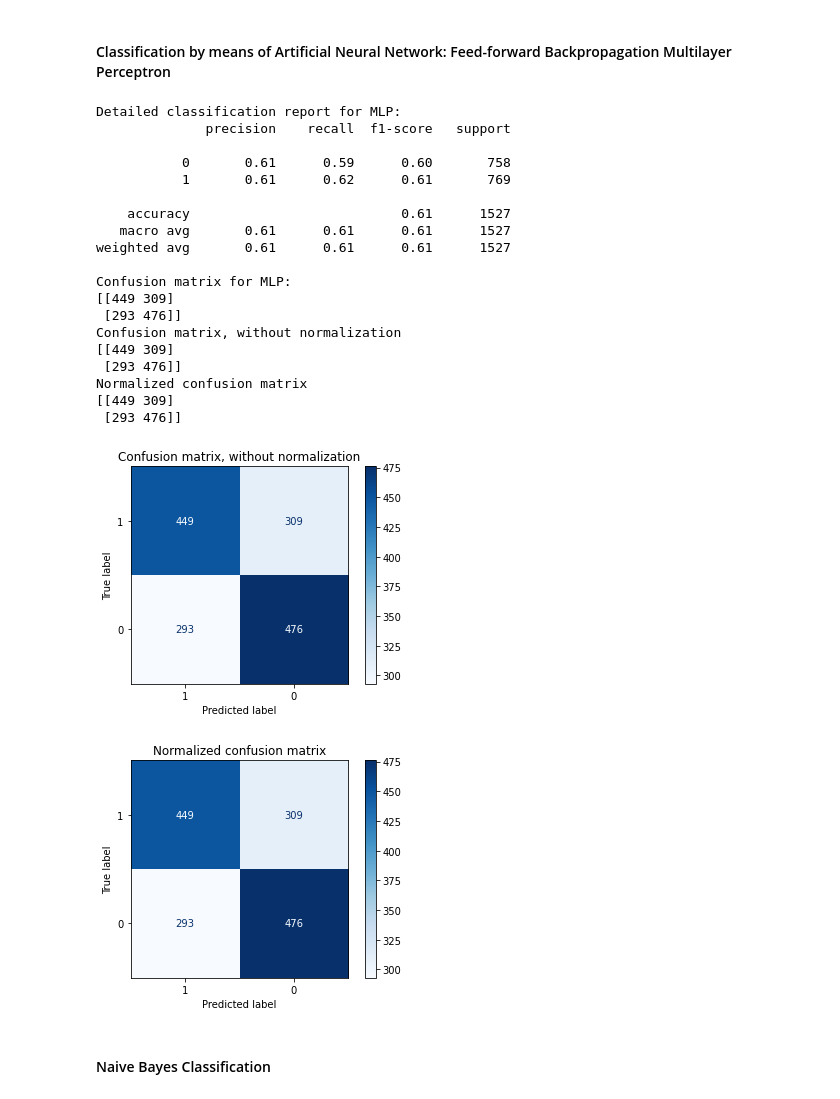
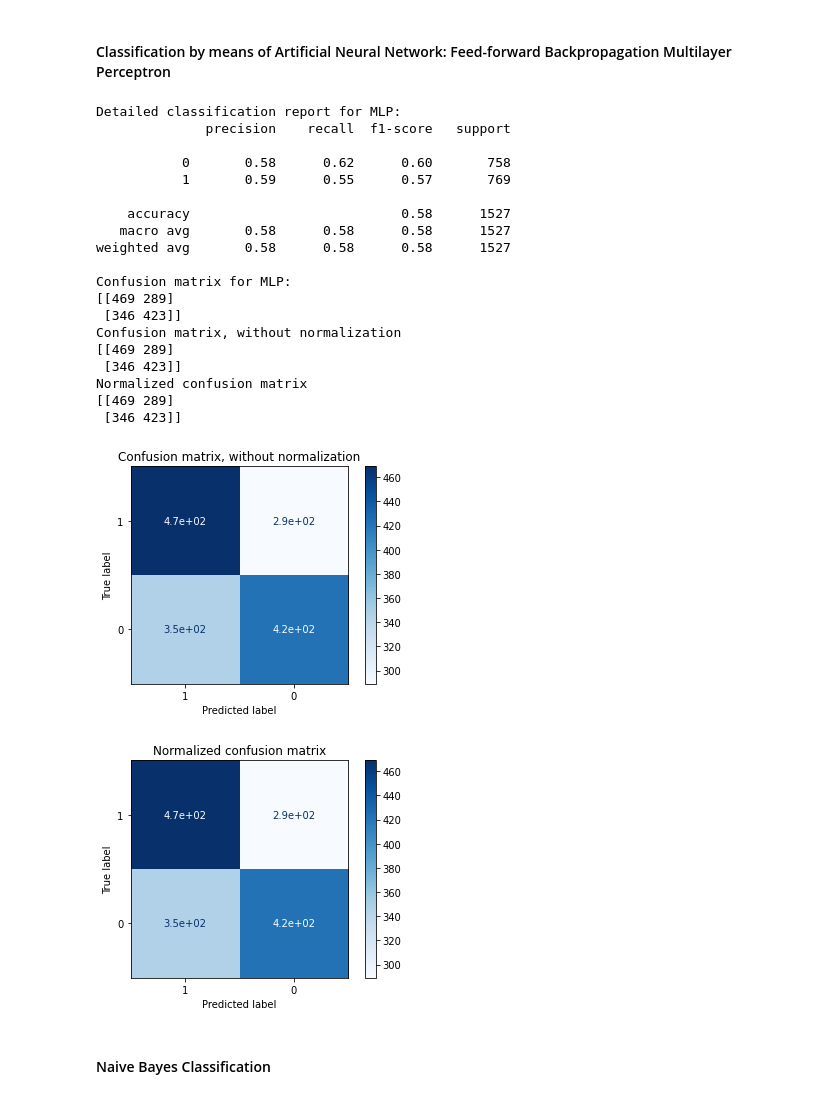
Before and after one commit to viniciusrpb/visexp_irony, a Jupyter notebook: irony_tweet_classification.ipynb, the cells around one changed output. Cells and saved outputs as stored; diff of their text form; code cells hidden in the pictures.

```diff
--- a/irony_tweet_classification.ipynb
+++ b/irony_tweet_classification.ipynb
@@ -58,7 +61,7 @@ print(labels)
 # %%
-vectorizer = TfidfVectorizer(norm=None, stop_words="english",max_df=0.95, min_df=2)
-tfidf = vectorizer.fit_transform(corpus_tweets['Tweet text'])
+vectorizer = TfidfVectorizer(norm="l1", stop_words="english",max_df=0.95, min_df=2)
+vectorizer.fit(X_train)
 
-#print(vectorizer.get_feature_names())
-print(tfidf.shape)
+print(vectorizer.get_feature_names())
+#print(tfidf.shape)
 # %% [output]
@@ -66,23 +69,21 @@ print(tfidf.shape)
 # %% [markdown]
 #### Split dataset into training and test sets
-# %%
-X = tfidf;
-y = corpus_tweets['Label'];
-
-X_train, X_test, y_train, y_test = train_test_split(X, y, test_size=0.4, random_state=0)
+# %%
+tfidf_train = vectorizer.transform(X_train)
+tfidf_test = vectorizer.transform(X_test)
 # %% [markdown]
 #### Classification by means of Support Vector Machine
 # %%
 svm_clf = SVC(kernel='rbf',gamma=0.25,C=1000)
 
-svm_clf.fit(X_train, y_train)
-y_true, y_pred = y_test, svm_clf.predict(X_test)
+svm_clf.fit(tfidf_train, y_train)
+y_true, y_pred = y_test, svm_clf.predict(tfidf_test)
 
 print(classification_report(y_true, y_pred))
-print("Confusion matrix for MLP: ")
+print("Confusion matrix for SVM: ")
 print(confusion_matrix(y_true, y_pred))
 
-plotConfusionMatrix(svm_clf,X_test,y_test,y_pred,labels)
+plotConfusionMatrix(svm_clf,tfidf_test,y_test,y_pred,labels)
 # %% [output]
               precision    recall  f1-score   support
 
@@ -107,37 +108,37 @@ Normalized confusion matrix
 # %% [markdown]
 #### Classification by means of Artificial Neural Network: Feed-forward Backpropagation Multilayer Perceptron
 # %%
-mlp_clf = MLPClassifier(hidden_layer_sizes= 12, max_iter= 1100, random_state= 6, solver= 'sgd')
-mlp_clf.fit(X_train, y_train)
+mlp_clf = MLPClassifier(hidden_layer_sizes= {3,3}, activation= "tanh",learning_rate_init = 0.5, max_iter= 1100, solver= 'adam')
+mlp_clf.fit(tfidf_train, y_train)
 print("Detailed classification report for MLP: ")
-y_true, y_pred = y_test, mlp_clf.predict(X_test)
+y_true, y_pred = y_test, mlp_clf.predict(tfidf_test)
 print(classification_report(y_true, y_pred))
 print("Confusion matrix for MLP: ")
 print(confusion_matrix(y_true, y_pred))
 
-plotConfusionMatrix(mlp_clf,X_test,y_test,y_pred,labels)
+plotConfusionMatrix(mlp_clf,tfidf_test,y_test,y_pred,labels)
 # %% [output]
 Detailed classification report for MLP:
               precision    recall  f1-score   support
 
-           0       0.61      0.59      0.60       758
-           1       0.61      0.62      0.61       769
+           0       0.58      0.62      0.60       758
+           1       0.59      0.55      0.57       769
 
-    accuracy                           0.61      1527
-   macro avg       0.61      0.61      0.61      1527
-weighted avg       0.61      0.61      0.61      1527
+    accuracy                           0.58      1527
+   macro avg       0.58      0.58      0.58      1527
+weighted avg       0.58      0.58      0.58      1527
 
 Confusion matrix for MLP:
-[[449 309]
- [293 476]]
+[[469 289]
+ [346 423]]
 Confusion matrix, without normalization
-[[449 309]
- [293 476]]
+[[469 289]
+ [346 423]]
 Normalized confusion matrix
-[[449 309]
- [293 476]]
+[[469 289]
+ [346 423]]
-[figure, old version]
+[figure, new version]
-[figure, old version]
+[figure, new version]
 # %% [markdown]
 #### Naive Bayes Classification
 # %%
```
Also changed, not shown: parts of 8 cells of this notebook.
